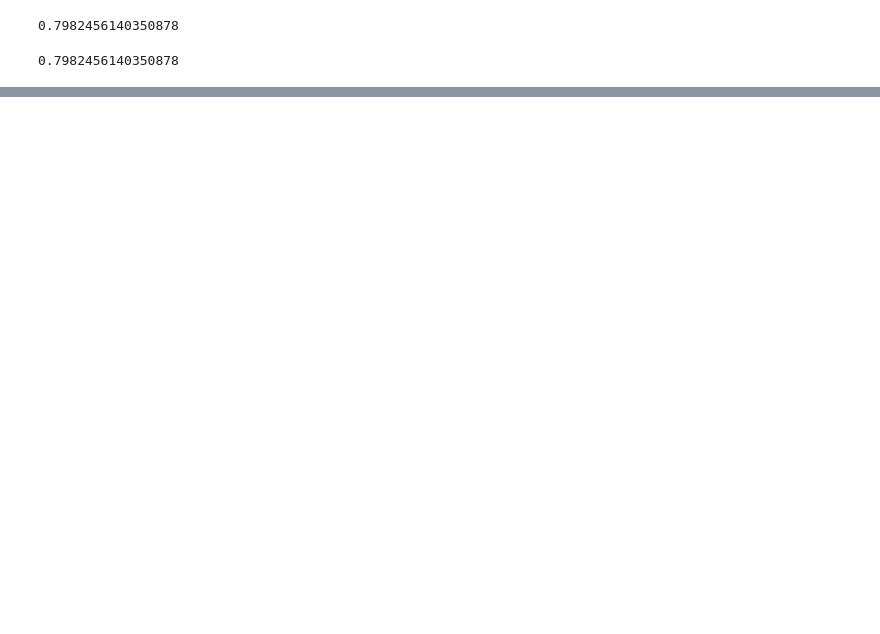
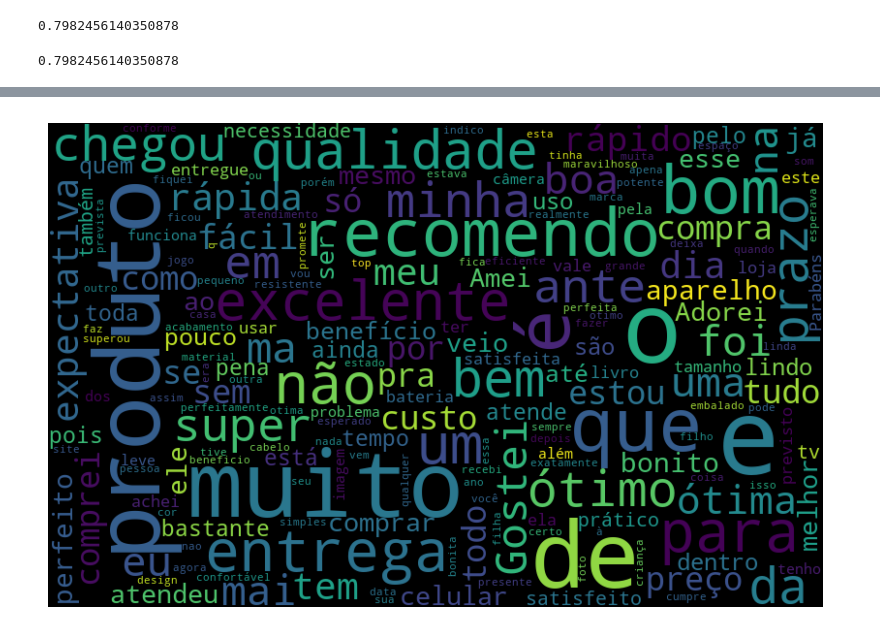
Before and after one commit to victorts1991/nlp-sentiment-analysis, a Jupyter notebook: analise_sentimentos.ipynb, the cells around one changed output, grey strips where cells are left out. Cells and saved outputs as stored; diff of their text form; code cells hidden in the pictures; blank space fills up the shorter version.

```diff
--- a/analise_sentimentos.ipynb
+++ b/analise_sentimentos.ipynb
@@ -115,0 +209,4 @@ print(acuracia)
+# %%
+nuvem_palavras(df, 'avaliacao', 'positivo')
+# %% [output]
+[figure, added]
```
Also changed, not shown: parts of 16 cells of this notebook, 1 other file.
